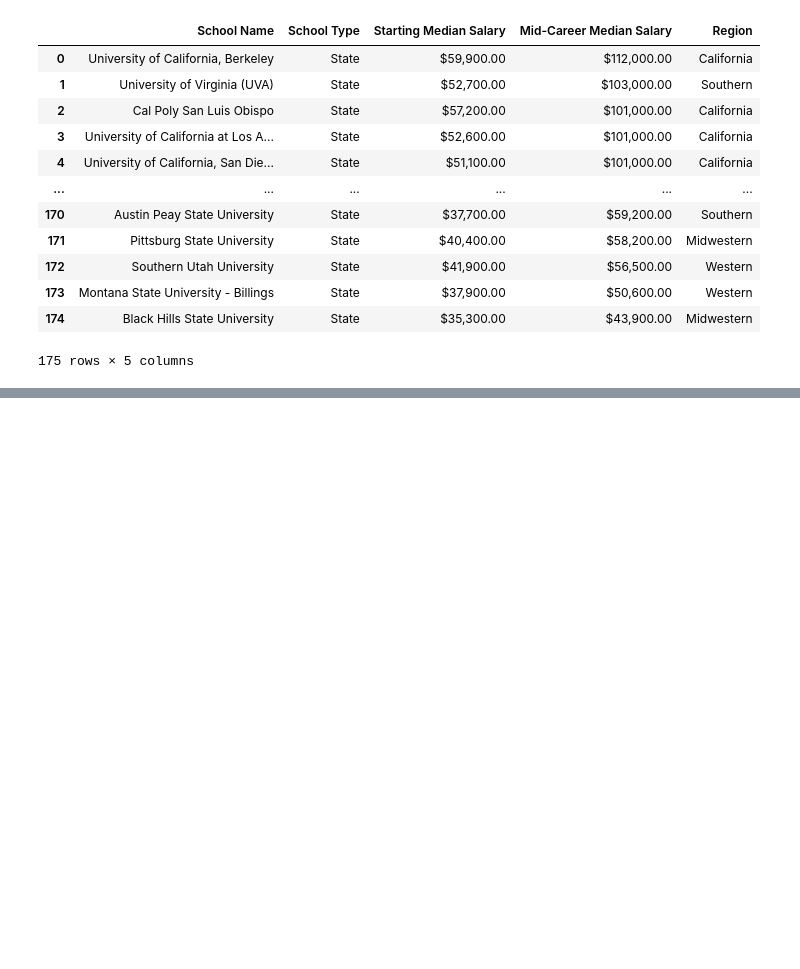
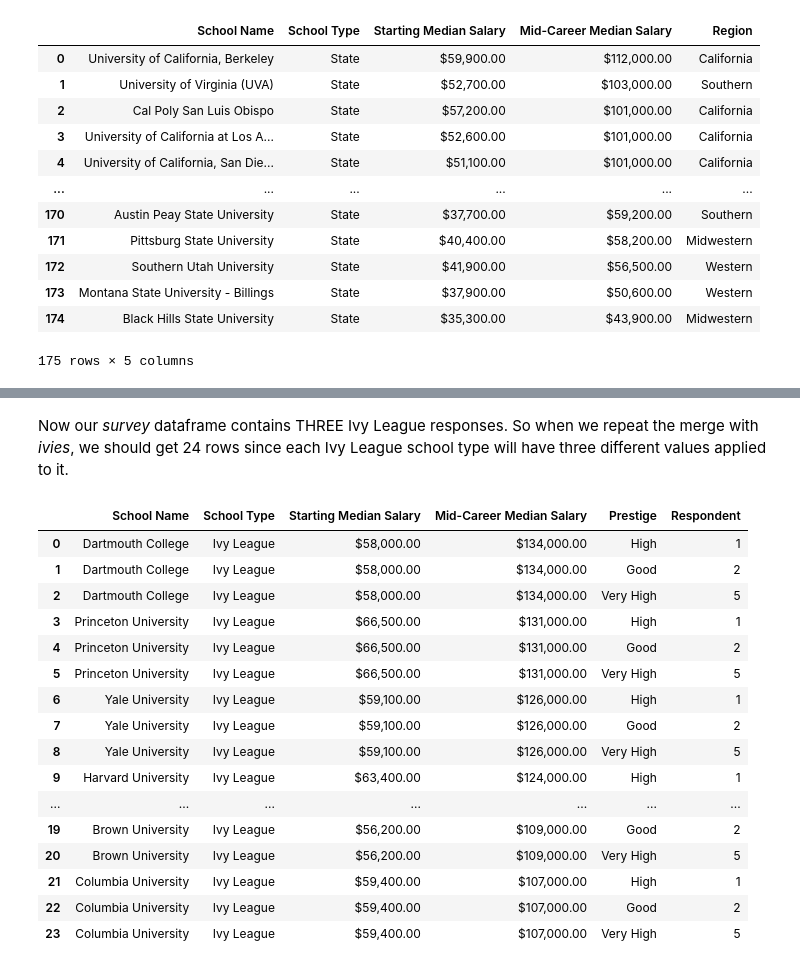
Before and after one commit to jgabunilas/pandas-bootcamp, a Jupyter notebook: Section6_Working_with_Multiple_DataFrames/Section6_Multiple_DataFrames.ipynb, the cells around one changed output, grey strips where cells are left out. Cells and saved outputs as stored; diff of their text form; code cells hidden in the pictures; blank space fills up the shorter version.

```diff
--- a/Section6_Working_with_Multiple_DataFrames/Section6_Multiple_DataFrames.ipynb
+++ b/Section6_Working_with_Multiple_DataFrames/Section6_Multiple_DataFrames.ipynb
@@ -1558,0 +1622,2 @@ pd.merge(state, regions.drop_duplicates(), how ='inner', on="School Name")
+# %%
+survey = survey.append(pd.Series({"School Type": "Ivy League", "Prestige":"Very High", "Respondent": 5}, name = 4))
@@ -1558,0 +1633,22 @@ pd.merge(state, regions.drop_duplicates(), how ='inner', on="School Name")
+# %% [markdown]
+Now our *survey* dataframe contains THREE Ivy League responses. So when we repeat the merge with *ivies*, we should get 24 rows since each Ivy League school type will have three different values applied to it.
+# %%
+pd.merge(ivies, survey)
+# %% [output]
+|  | School Name | School Type | Starting Median Salary | Mid-Career Median Salary | Prestige | Respondent |
+| 0 | Dartmouth College | Ivy League | $58,000.00 | $134,000.00 | High | 1 |
+| 1 | Dartmouth College | Ivy League | $58,000.00 | $134,000.00 | Good | 2 |
+| 2 | Dartmouth College | Ivy League | $58,000.00 | $134,000.00 | Very High | 5 |
+| 3 | Princeton University | Ivy League | $66,500.00 | $131,000.00 | High | 1 |
+| 4 | Princeton University | Ivy League | $66,500.00 | $131,000.00 | Good | 2 |
+| 5 | Princeton University | Ivy League | $66,500.00 | $131,000.00 | Very High | 5 |
+| 6 | Yale University | Ivy League | $59,100.00 | $126,000.00 | High | 1 |
+| 7 | Yale University | Ivy League | $59,100.00 | $126,000.00 | Good | 2 |
+| 8 | Yale University | Ivy League | $59,100.00 | $126,000.00 | Very High | 5 |
+| 9 | Harvard University | Ivy League | $63,400.00 | $124,000.00 | High | 1 |
+| ... | ... | ... | ... | ... | ... | ... |
+| 19 | Brown University | Ivy League | $56,200.00 | $109,000.00 | Good | 2 |
+| 20 | Brown University | Ivy League | $56,200.00 | $109,000.00 | Very High | 5 |
+| 21 | Columbia University | Ivy League | $59,400.00 | $107,000.00 | High | 1 |
+| 22 | Columbia University | Ivy League | $59,400.00 | $107,000.00 | Good | 2 |
+| 23 | Columbia University | Ivy League | $59,400.00 | $107,000.00 | Very High | 5 |
```
Also changed, not shown: parts of 21 cells of this notebook, 1 other file.
